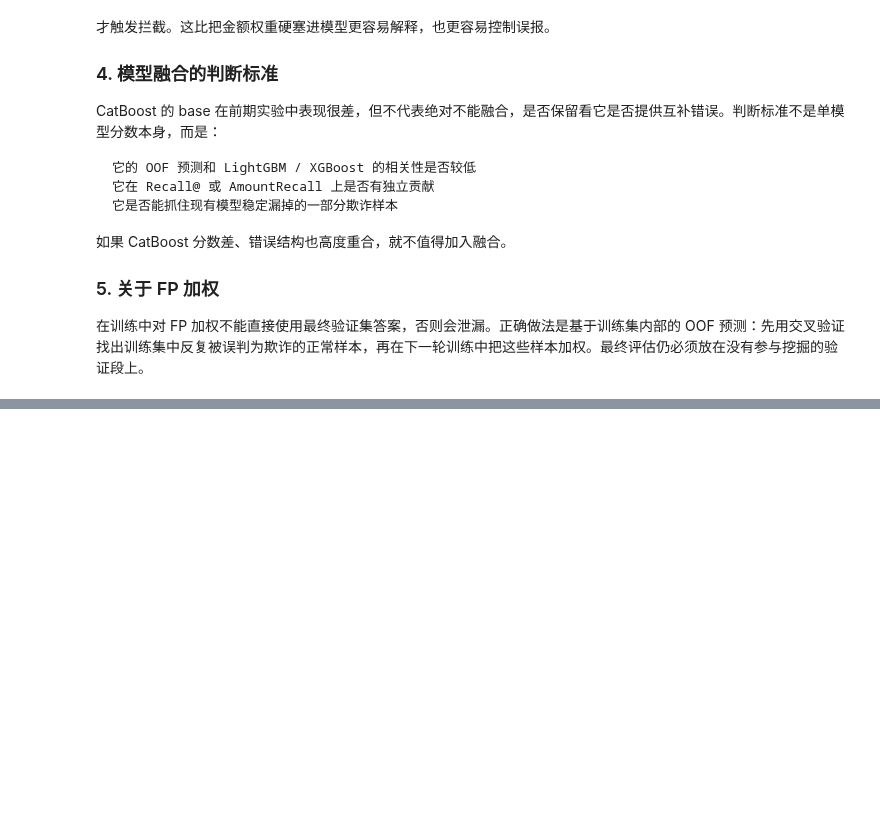
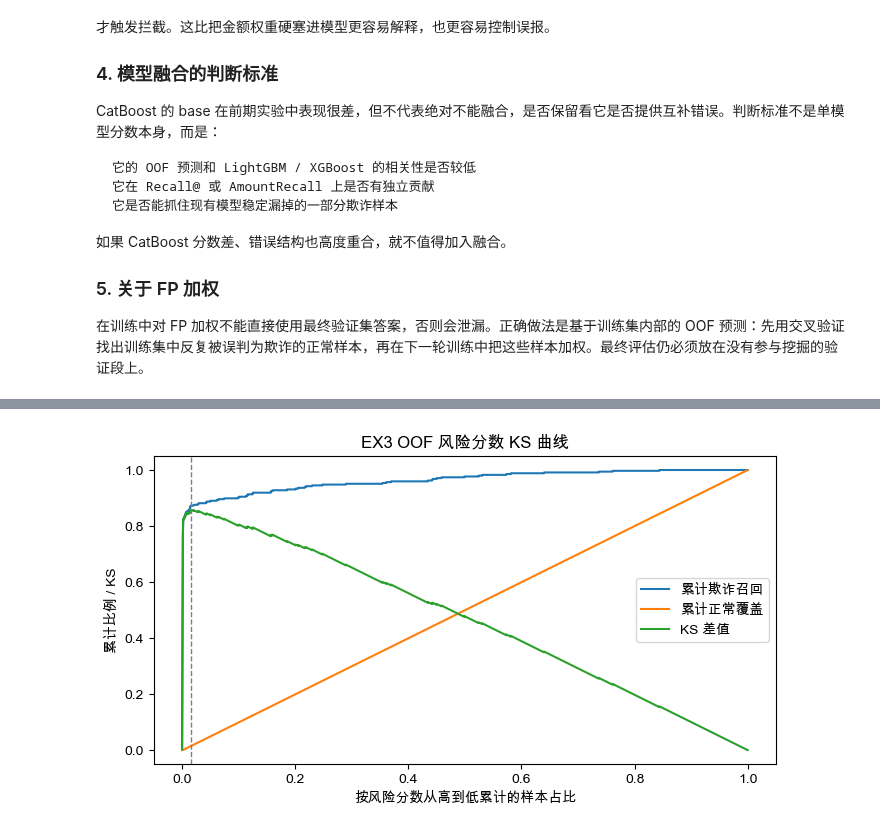
Before and after one commit to Sorry-Monkey/credit-fraud-imbalanced-pca-data-kaggle, a Jupyter notebook: src/credit-fraud-final.ipynb, the cells around one changed output, grey strips where cells are left out. Cells and saved outputs as stored; diff of their text form; code cells hidden in the pictures; blank space fills up the shorter version.

```diff
--- a/src/credit-fraud-final.ipynb
+++ b/src/credit-fraud-final.ipynb
@@ -4503,0 +4926,91 @@ CatBoost 的 base 在前期实验中表现很差，但不代表绝对不能融
+# %%
+# EX3 exec：生成 OOF 风险分层、KS 分箱与策略输出
+OUT_EX3 = _ex3_setup_output_dir()
+OUT_FUSION_EX3 = Path(OUTPUT_DIR) / '13_fusion'
+oof_path = OUT_FUSION_EX3 / 'base_oof.pkl'
+fusion_path = OUT_FUSION_EX3 / 'fusion_results.csv'
+
+if not oof_path.exists():
+    raise FileNotFoundError(f'未找到 §13 OOF 缓存：{oof_path}。请先运行 §13，或确认 base_oof.pkl 是否存在。')
+
+oof_df_ex3 = pd.read_pickle(oof_path)
+fusion_results_ex3 = pd.read_csv(fusion_path) if fusion_path.exists() else None
+scores_ex3, score_meta_ex3 = ex3_build_risk_scores(oof_df_ex3, fusion_results_ex3)
+valid_scores_ex3 = scores_ex3.loc[scores_ex3['risk_score'].notna()].copy()
+
+ks_curve_ex3 = ex3_make_ks_curve(scores_ex3)
+ks_best_ex3 = ks_curve_ex3.loc[ks_curve_ex3['KS'].idxmax()]
+decile_layers_ex3 = ex3_make_decile_table(scores_ex3)
+topk_policy_ex3 = ex3_make_topk_policy(scores_ex3, ks_best_rank=int(ks_best_ex3['rank']))
+if fusion_results_ex3 is None or fusion_results_ex3.empty:
+    raise FileNotFoundError(f'未找到 §13 融合结果：{fusion_path}，无法生成 F1 阈值参考行。')
+f1_eval_reference_ex3 = ex3_make_f1_eval_reference(fusion_results_ex3)
+shap_candidates_ex3 = ex3_make_shap_candidate_table(scores_ex3)
+
+scores_ex3.to_csv(OUT_EX3 / 'ex3_oof_scores.csv', index=False, encoding='utf-8-sig')
+ks_curve_ex3.to_csv(OUT_EX3 / 'ex3_ks_curve.csv', index=False, encoding='utf-8-sig')
+decile_layers_ex3.to_csv(OUT_EX3 / 'ex3_decile_risk_layers.csv', index=False, encoding='utf-8-sig')
+topk_policy_ex3.to_csv(OUT_EX3 / 'ex3_topk_policy.csv', index=False, encoding='utf-8-sig')
+f1_eval_reference_ex3.to_csv(OUT_EX3 / 'ex3_f1_eval_reference.csv', index=False, encoding='utf-8-sig')
+shap_candidates_ex3.to_csv(OUT_EX3 / 'ex3_shap_sample_candidates.csv', index=False, encoding='utf-8-sig')
+(OUT_EX3 / 'ex3_score_meta.json').write_text(json.dumps(score_meta_ex3, ensure_ascii=False, indent=2), encoding='utf-8')
+
+print('EX3 风险分数口径：', score_meta_ex3['score_note'])
+print(f"有效 OOF 样本数：{score_meta_ex3['n_valid_score']:,} / {score_meta_ex3['n_total']:,}")
+print(f"最大 KS={ks_best_ex3['KS']:.4f}，发生在累计样本占比={ks_best_ex3['样本累计占比']:.2%}，风险分数阈值≈{ks_best_ex3['risk_score']:.6f}")
+
+print('\n=== EX3 十分位风险层表（D01 最高风险）===')
+show_cols = [
+    '风险层', '风险说明', '样本数', '样本占比', '欺诈数', '欺诈率', 'Lift',
+    '欺诈召回贡献', '累计欺诈召回', '欺诈金额召回贡献', '累计KS',
+    '平均Amount', 'Amount中位数', 'Amount_P95', 'risk_score下界', 'risk_score上界'
+]
+_ex3_display(decile_layers_ex3[show_cols].round(6), n=10)
+
+print('\n=== EX3 Top-K 固定告警预算策略表（全量有效 OOF）===')
+topk_display_cols = [
+    '策略', '告警样本占比', f'告警交易数{EX3_TOPK_METRIC_SUFFIX}',
+    f'TP{EX3_TOPK_METRIC_SUFFIX}', f'FP{EX3_TOPK_METRIC_SUFFIX}', f'FN{EX3_TOPK_METRIC_SUFFIX}',
+    f'Precision{EX3_TOPK_METRIC_SUFFIX}', f'Recall{EX3_TOPK_METRIC_SUFFIX}', f'F1{EX3_TOPK_METRIC_SUFFIX}',
+    f'欺诈金额召回率{EX3_TOPK_METRIC_SUFFIX}', f'漏掉欺诈金额{EX3_TOPK_METRIC_SUFFIX}',
+    '相对上一档新增TP', '相对上一档新增FP', '相对上一档边际Precision',
+]
+_ex3_display(topk_policy_ex3[topk_display_cols].round(6), n=len(topk_policy_ex3))
+print(f"完整指标已保存：{OUT_EX3 / 'ex3_topk_policy.csv'}")
+print(f"§13 F1 阈值参考已单独保存：{OUT_EX3 / 'ex3_f1_eval_reference.csv'}")
+
+print('\n=== EX3 SHAP 单样本解释候选清单（下一节使用）===')
+_ex3_display(shap_candidates_ex3.round(6), n=80)
+
+# 图 1：KS 曲线
+fig, ax = plt.subplots(figsize=(7, 4))
+ax.plot(ks_curve_ex3['样本累计占比'], ks_curve_ex3['累计欺诈召回'], label='累计欺诈召回')
+ax.plot(ks_curve_ex3['样本累计占比'], ks_curve_ex3['累计正常覆盖'], label='累计正常覆盖')
+ax.plot(ks_curve_ex3['样本累计占比'], ks_curve_ex3['KS'], label='KS 差值')
+ax.axvline(float(ks_best_ex3['样本累计占比']), color='grey', linestyle='--', linewidth=1)
+ax.set_title('EX3 OOF 风险分数 KS 曲线')
+ax.set_xlabel('按风险分数从高到低累计的样本占比')
+ax.set_ylabel('累计比例 / KS')
+ax.legend()
+fig.tight_layout()
+fig.savefig(OUT_EX3 / 'ex3_ks_curve.png', dpi=160, bbox_inches='tight')
+plt.show()
+
+# 图 2：decile 欺诈率和 lift
+fig, ax1 = plt.subplots(figsize=(8, 4))
+x = np.arange(len(decile_layers_ex3))
+ax1.bar(x, decile_layers_ex3['欺诈率'], color='#4C78A8', alpha=0.85, label='欺诈率')
+ax1.set_ylabel('欺诈率')
+ax1.set_xticks(x)
+ax1.set_xticklabels(decile_layers_ex3['风险层'])
+ax1.set_xlabel('风险层（D01 最高风险）')
+ax2 = ax1.twinx()
+ax2.plot(x, decile_layers_ex3['Lift'], color='#F58518', marker='o', label='Lift')
+ax2.set_ylabel('Lift')
+ax1.set_title('EX3 各风险层欺诈率与 Lift')
+fig.tight_layout()
+fig.savefig(OUT_EX3 / 'ex3_decile_fraud_rate_lift.png', dpi=160, bbox_inches='tight')
+plt.show()
+
+print('\n已保存 EX3 输出 →', OUT_EX3)
+# %% [output]
@@ -4503,0 +5068 @@ CatBoost 的 base 在前期实验中表现很差，但不代表绝对不能融
+[figure, added]
```
Also changed, not shown: parts of 15 cells of this notebook.
